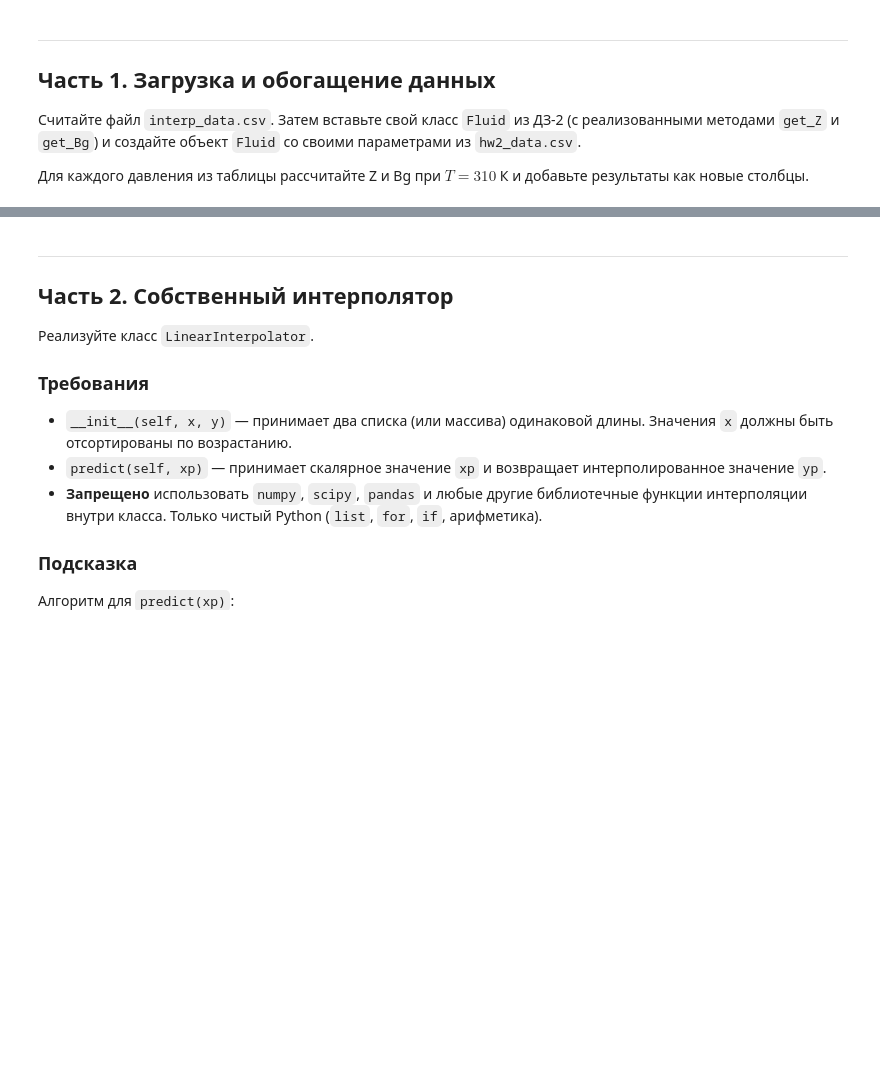
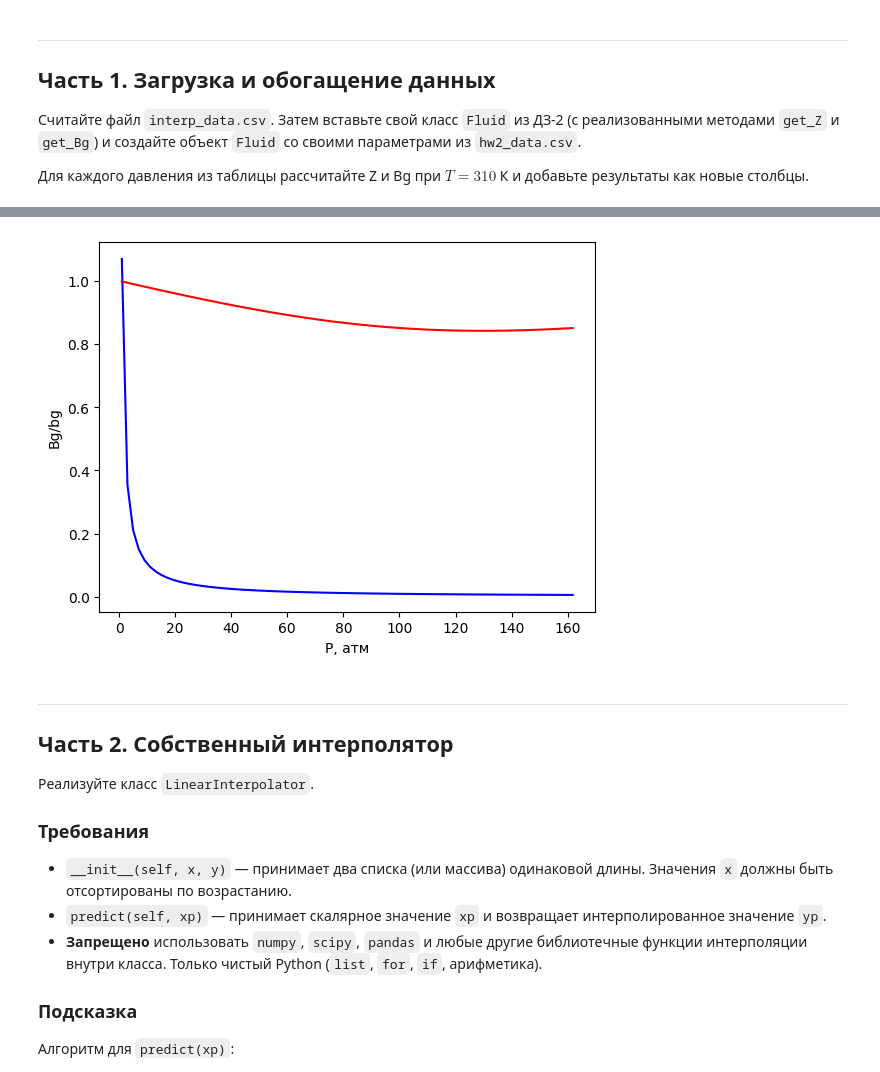
Before and after one commit to Rexihs/HomeWork, a Jupyter notebook: HomeWork/task_02.03.2026/hw3.ipynb, the cells around one changed output, grey strips where cells are left out. Saved outputs shown, nothing was run; the diff lists cells and outputs as text; code cells hidden in the pictures; blank space fills up the shorter version.

```diff
--- a/HomeWork/task_02.03.2026/hw3.ipynb
+++ b/HomeWork/task_02.03.2026/hw3.ipynb
@@ -44,8 +44,8 @@ import pandas as pd
 class Fluid:
     """Класс для расчёта свойств природного газа по методике GERG-91 мод."""
 
-    Pstd = 1       # стандартное давление, атм
-    Tstd = 293.15  # стандартная температура, К
+    Pstd = 0.101325     # стандартное давление, МПа
+    Tstd = 293.15       # стандартная температура, К
 
     def __init__(self, rho_c: float, xa: float, xy: float):
         self.rho_c = rho_c
@@ -53,12 +53,68 @@ class Fluid:
         self.xy = xy
 
     def get_Z(self, P: float, T: float) -> float:
-        # TODO: скопируйте свою реализацию из ДЗ-2
-        ...
+
+        # Блок проверки на условия применимости
+        if not(self.rho_c > 0.668 and self.rho_c < 0.700):
+            print(f'Attention - плотность газа в не диапазона 0.668 < ro < 0.700 кг/м3, ro:{self.rho_c}')
+        if not(np.any(T > 250 and T < 330)):
+            print(f'Attention - температура газа в не диапазона 250 < T < 340 K, K:{T}')
+        if not np.all((P > 0) & (P < 12)):
+            if np.any((P <= 0) | (P >= 30)):
+                print(f'Attention - давление газа в не диапазона 0 < P < 12 МПа, P:{np.max(P)}, погрешность расчёта +/- 3,0%')
+            else:
+                print(f'Attention - давление газа в не диапазона 0 < P < 30 МПа, P:{np.max(P)}')
+
+        xe = 1 - self.xa - self.xy # дол.ед, эквивалент углеводорода
+        zc = 1-(0.0741*self.rho_c-0.006-0.063*self.xa-0.0575*self.xy)**2 # дол.ед, фактор сжимаемости при стандартных условиях
+        Me = (24.05525*zc*self.rho_c-28.0135*(self.xa)-44.01*(self.xy))/xe # г/моль, Молярная масса эквивалетного углеводорода
+
+        H = 128.64 + 47.479 * Me
+        Cx = 0.92 + 0.0013 * (T - 270)
+        Bx = 0.72 + 1.875*10**-5 * (320 - T)**2
+
+        C233 = 3.58783*10**-3 + 8.06674*10**-6 * T - 3.25798*10**-8 * T**2
+        C223 = 5.52066*10**-3 - 1.68609*10**-5 * T + 1.57169*10**-8 * T**2
+
+        C3 = 2.0513*10**-3 + 3.4888*10**-5*T - 8.3703*10**-8 * T**2
+        C2 = 7.8498*10**-3 - 3.9895*10**-5*T + 6.1187*10**-8 * T**2
+        C1 = (-0.302488 + 1.95861*10**-3*T - 3.16302*10**-6 * T**2
+              + (6.46422*10**-4 - 4.22876*10**-6*T + 6.88157*10**-9*T**2) * H
+              + (-3.32805*10**-7 + 2.2316*10**-9*T - 3.67713*10**-12*T**2) * H**2)
+
+        B3 = -0.86834 + 4.0376 * 10**-3 * T - 5.1657 * 10**-6 * T**2
+        B23 = -0.339693 + 1.61176 * 10**-3 * T - 2.04429 * 10**-6 * T**2
+        B2 = -0.1446 + 7.4091 * 10**-4 * T - 9.1195 * 10**-7 * T**2
+        B1 = (-0.425468 + 2.865e-3 * T - 4.62073e-6 * T ** 2
+               + (8.77118e-4 - 5.56281e-6 * T + 8.8151e-9 * T ** 2) * H
+               + (-8.24747e-7 + 4.31436e-9 * T - 6.08319e-12 * T ** 2) * H ** 2)
+
+        Cm = (xe**3 * C1 + 3 * xe**2 * self.xa * Cx * (C1**2 * C2)**(1/3) + 2.76 * xe**2 * self.xy * (C1**2 * C3)**(1/3)
+              + 3 *xe*self.xa**2*Cx*(C1*C2**2)**(1/3) + 6.6*xe*self.xa*self.xy*(C1 * C2 * C3)**(1/3) + 2.76 * xe * self.xy**2 * (C1 * C3**2)**(1/3)
+              + self.xa**3* C2 + 3 *self.xa**2 * self.xy*C223 + 3 * self.xa*self.xy**2*C233 + self.xy**3 * C3)
+
+        Bm = (xe**2*B1 + xe*self.xa*Bx*(B1+B2)-1.73*xe*self.xy*(B1*B3)**0.5
+              +self.xa**2*B2+2*self.xa*self.xy*B23+self.xy**2*B3)
+
+        # GERG-91 mod, P в МПа
+        b = 10**3 * (P / (2.7715*T))
+        C0 = b**2 * Cm
+        B0 = b * Bm
+        A1 = 1 + B0
+        A0 = 1 + 1.5 * (B0 + C0)
+        A2 = (A0 - (A0**2 - A1**3)**0.5)**(1/3)
+
+        Z = (1 + A2 + A1/A2) / 3
+        # Для тестов
+        # K = Z/zc
+
+        return Z
 
     def get_Bg(self, P: float, T: float) -> float:
-        # TODO: скопируйте свою реализацию из ДЗ-2
-        ...
+
+        Bg = (self.Pstd * self.get_Z(P, T) * T) / ((P) * self.Tstd)
+
+        return Bg
 
 # === Загрузка данных ===
 
@@ -67,12 +123,27 @@ display(df.head())
 
 # === Создание объекта Fluid (подставьте свои параметры из hw2_data.csv) ===
 
-rho_c = ...  # TODO: ваше значение плотности
-xa = ...     # TODO: ваша мольная доля азота
-xy = ...     # TODO: ваша мольная доля CO₂
+rho_c = 0.6799  # TODO: ваше значение плотности
+xa = 0.4319     # TODO: ваша мольная доля азота
+xy = 0.2912     # TODO: ваша мольная доля CO₂
 
 fluid = Fluid(rho_c=rho_c, xa=xa, xy=xy)
 
 # === Расчёт Z и Bg для каждого давления при T = 310 К ===
 
 T = 310  # К
+pressure_list = df['pressure, atm']/10
+
+all_z = fluid.get_Z(pressure_list,T)
+all_bg = fluid.get_Bg(pressure_list,T)
+
+df['z'] = all_z
+df['Bg'] = all_bg
+
+plt.plot(pressure_list*10, all_bg, color='b')
+plt.plot(pressure_list*10, all_z, color='r')
+plt.xlabel('P, атм')
+plt.ylabel('Bg/bg')
+
+display(df.head())
+# %% [output]
@@ -79,3 +164,4 @@ T = 310  # К
+[figure, added]
 # %% [markdown]
 ---
 
```
Also changed, not shown: parts of 5 cells of this notebook, 1 other file.
